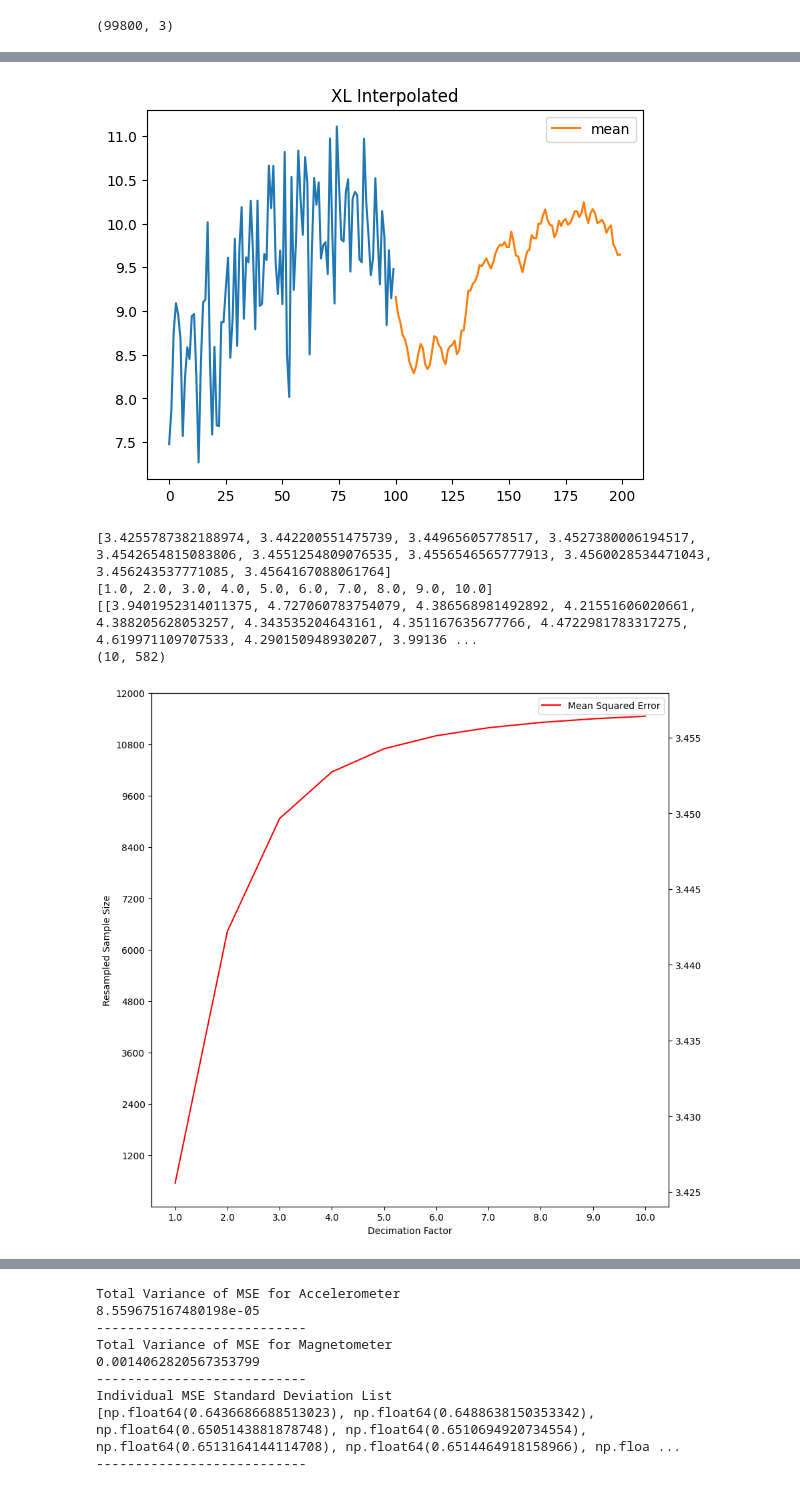
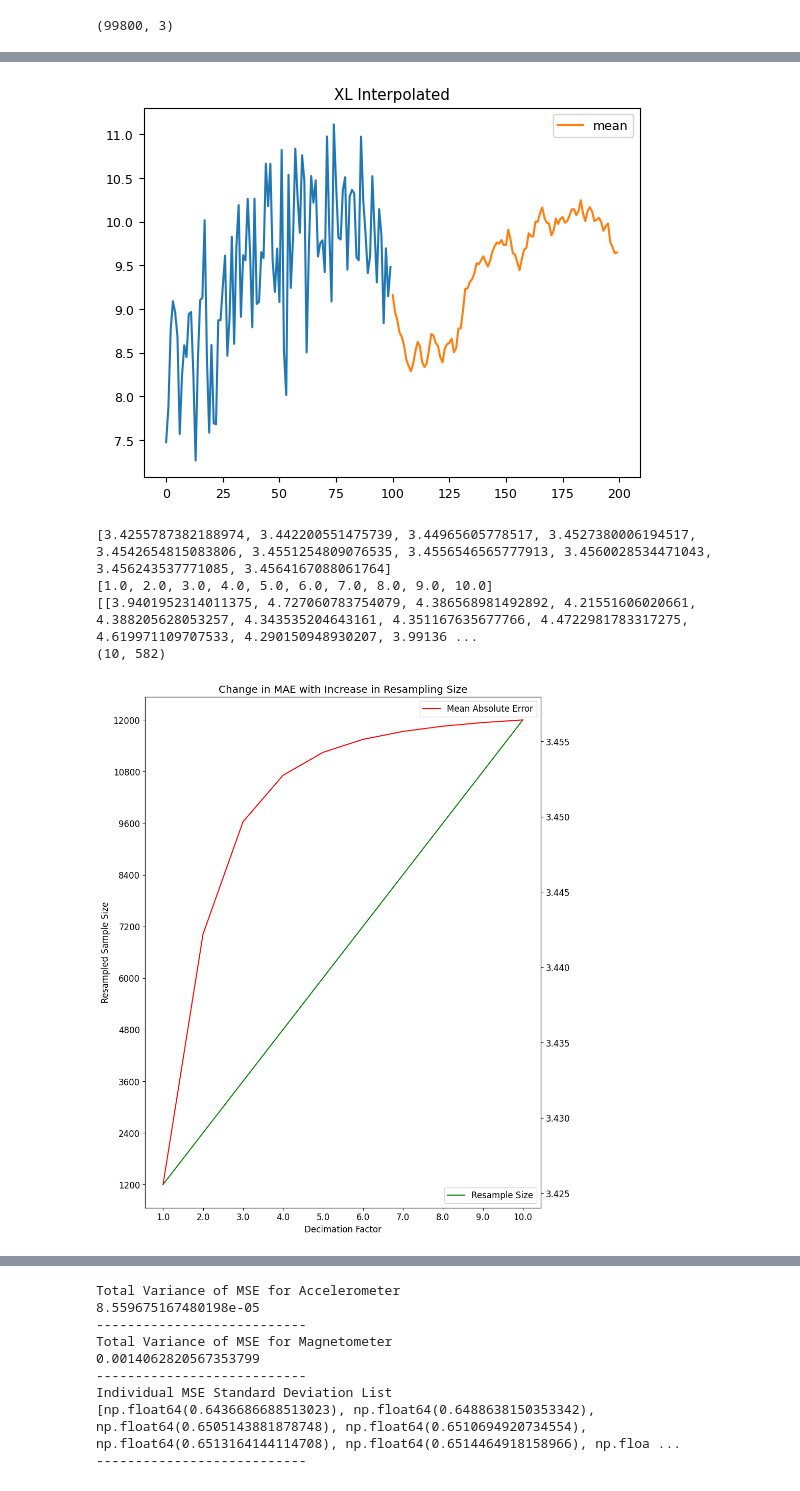
Before and after one commit to ahmedRafique744/Trim-management, a Jupyter notebook: imu_processing.ipynb, the cells around one changed output, grey strips where cells are left out. Drawn from its saved outputs; the diff is of its cells as text; code cells hidden in the pictures.

```diff
--- a/imu_processing.ipynb
+++ b/imu_processing.ipynb
@@ -295,4 +295,6 @@ plt.show()
 # %%
+plt.rcParams.update({'font.size': 9})
+
 def keep_every_k_of_n(arr, k, n,):
     """
     Keeps `k` elements for every `n` elements from the array, simulate missing data
@@ -406,24 +408,6 @@ for i in range(1, 11, 1):
             factor_rounded = int(xl_r.shape[0]/1200) # this ensures that data is always downsampled to 1200
             xl_d = decimate(xl_r, q = factor_rounded, axis = 0)
 
-            # print("Actual")
-            # print(new_xl_w.shape)
-            # print(new_xl_w)
-
-            # print("------------------------------------------")
-
-            # print('Resampled')
-            # print(np.array(xl_r).shape)
-            # print(np.array(xl_r))
-
-            # print("------------------------------------------")
-
-            # print("Decimated")
-            # print(np.array(xl_d).shape)
-            # print(np.array(xl_d))
-
-            # print("------------------------------------------")
-
             interval_mse = mean_absolute_error(np.array(xl_d[100:1100]), new_xl_w[1000:2000,:])
             counter += 1
             total_mse += interval_mse
@@ -447,15 +431,19 @@ print(decimate_sizes)
 print(total_interval_vals)
 print(np.array(total_interval_vals).shape)
 
+plt.rcParams.update({'font.size': 12})
 fig, ax1 = plt.subplots()
 fig.set_figwidth(10)
-fig.set_figheight(10)
+fig.set_figheight(13)
 ax_t = ax1.twinx()
-ax_t.plot(decimate_sizes, mean_squared_list, label="Mean Squared Error", c="red")
+ax1.plot(decimate_sizes, resample_sizes, label = "Resample Size", c= 'green')
+ax_t.plot(decimate_sizes, mean_squared_list, label = "Mean Absolute Error", c="red")
 ax1.set_xticks(decimate_sizes, labels=list(decimate_sizes))
 ax1.set_yticks(resample_sizes, labels=list(resample_sizes))
 ax1.set_xlabel("Decimation Factor")
 ax1.set_ylabel("Resampled Sample Size")
-plt.legend()
+ax1.set_title("Change in MAE with Increase in Resampling Size")
+ax1.legend(loc = "lower right")
+ax_t.legend()
 plt.show()
 # %% [output]
@@ -465,9 +453,9 @@ plt.show()
-[figure, old version]
+[figure, new version]
 [3.4255787382188974, 3.442200551475739, 3.44965605778517, 3.4527380006194517, 3.4542654815083806, 3.4551254809076535, 3.4556546565777913, 3.4560028534471043, 3.456243537771085, 3.4564167088061764]
 [1.0, 2.0, 3.0, 4.0, 5.0, 6.0, 7.0, 8.0, 9.0, 10.0]
 [[3.9401952314011375, 4.727060783754079, 4.386568981492892, 4.21551606020661, 4.388205628053257, 4.343535204643161, 4.351167635677766, 4.4722981783317275, 4.619971109707533, 4.290150948930207, 3.99136 ...
 (10, 582)
-[figure, old version]
+[figure, new version]
 # %%
 # Resampling and Decimating Magnetometer Data
 
```
Also changed, not shown: parts of 7 cells of this notebook.
